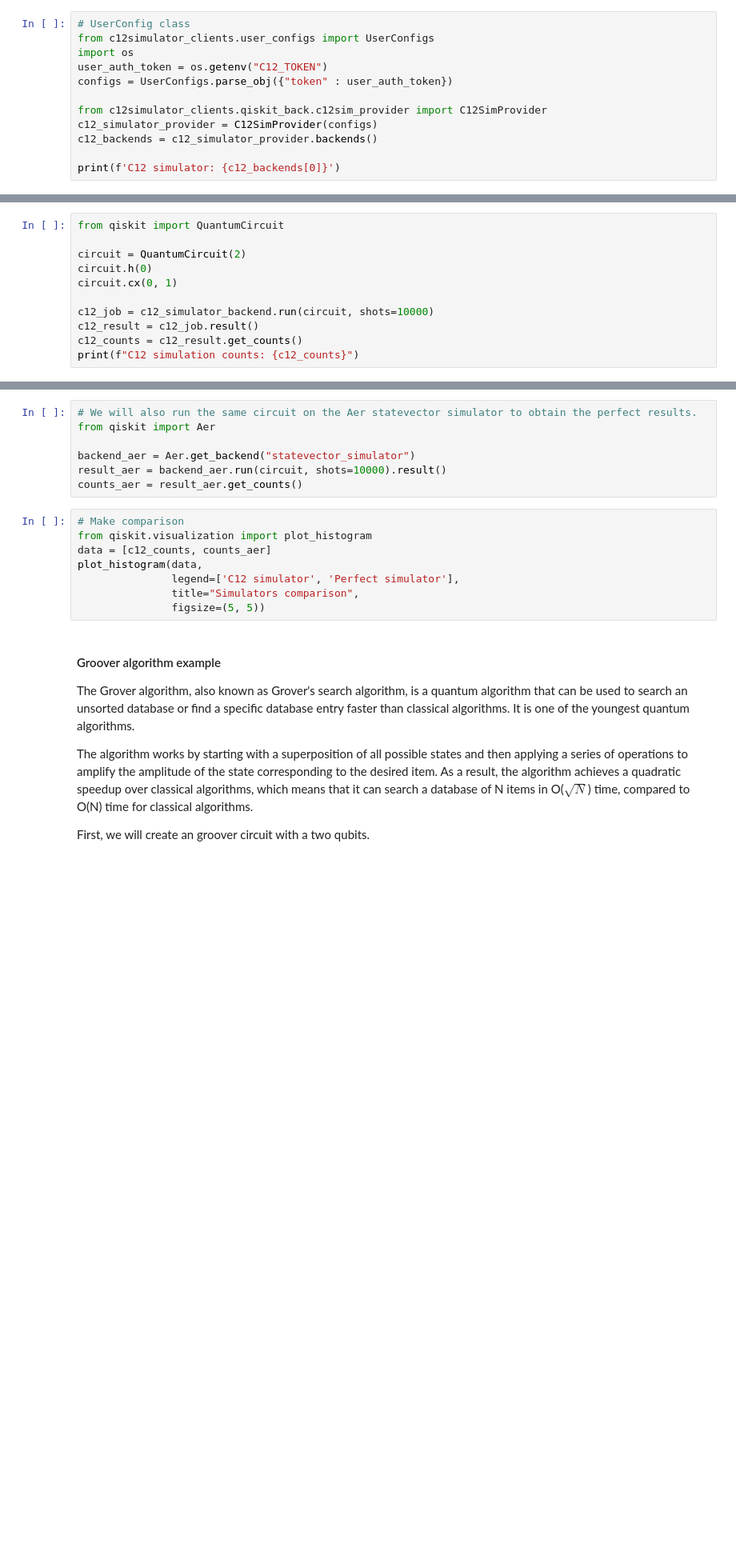
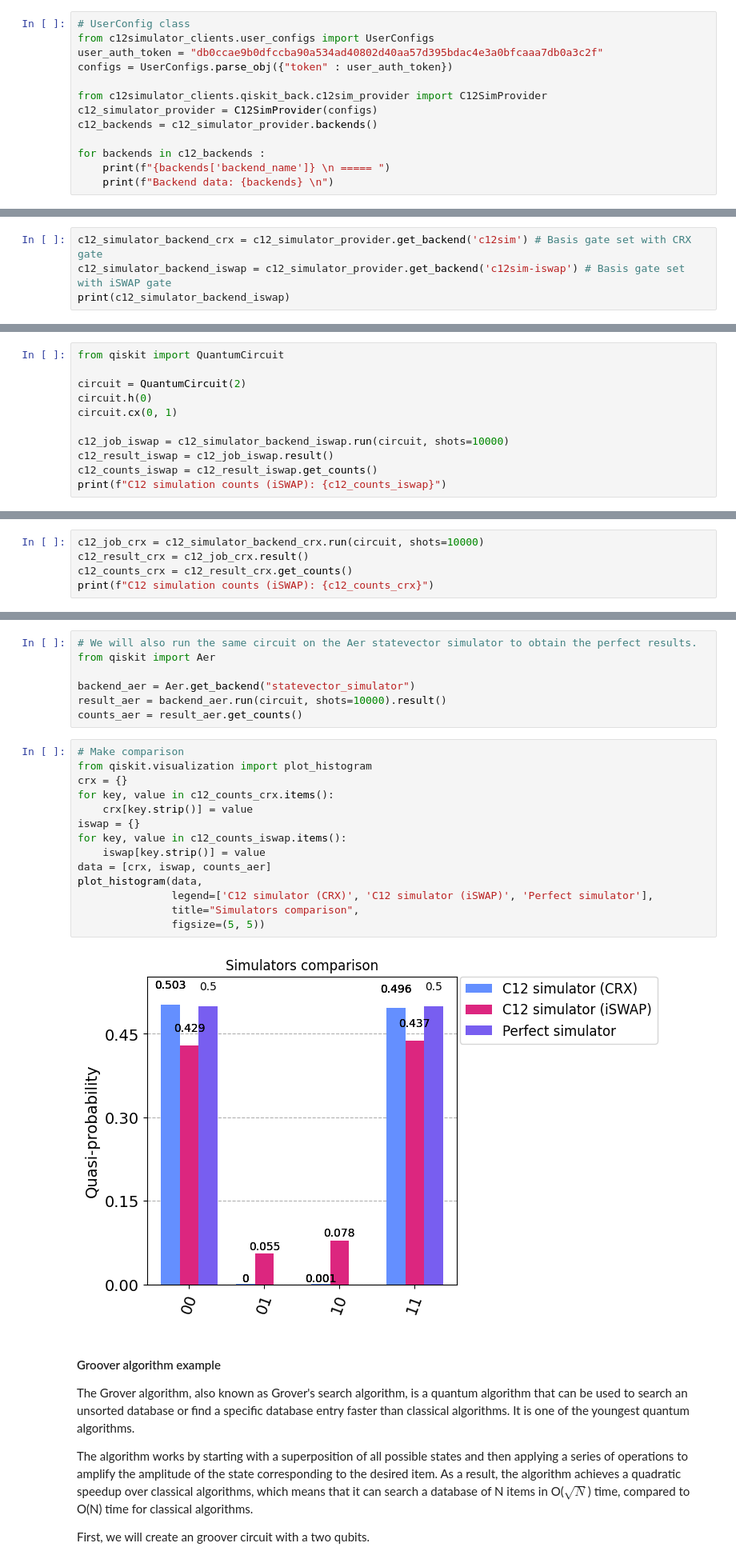
Before and after one commit to c12qe/c12-callisto-clients, a Jupyter notebook: docs/ovh/2. Using_the_C12_simulator.ipynb, the cells around one changed output, grey strips where cells are left out. Shown at 80% size. Saved outputs shown, nothing was run; the diff lists cells and outputs as text; blank space fills up the shorter version.

```diff
--- a/docs/ovh/2. Using_the_C12_simulator.ipynb
+++ b/docs/ovh/2. Using_the_C12_simulator.ipynb
@@ -10,13 +13,14 @@ As mentioned in the first tutorial, the provided class contains information abou
 # %%
 # UserConfig class
 from c12simulator_clients.user_configs import UserConfigs
-import os
-user_auth_token = os.getenv("C12_TOKEN")
+user_auth_token = "db0ccae9b0dfccba90a534ad40802d40aa57d395bdac4e3a0bfcaaa7db0a3c2f"
 configs = UserConfigs.parse_obj({"token" : user_auth_token})
 
 from c12simulator_clients.qiskit_back.c12sim_provider import C12SimProvider
 c12_simulator_provider = C12SimProvider(configs)
 c12_backends = c12_simulator_provider.backends()
 
-print(f'C12 simulator: {c12_backends[0]}')
+for backends in c12_backends :
+    print(f"{backends['backend_name']} \n ===== ")
+    print(f"Backend data: {backends} \n")
 # %% [output]
@@ -30,0 +36,4 @@ print(c12_simulator_backend)
+# %%
+c12_simulator_backend_crx = c12_simulator_provider.get_backend('c12sim') # Basis gate set with CRX gate
+c12_simulator_backend_iswap = c12_simulator_provider.get_backend('c12sim-iswap') # Basis gate set with iSWAP gate
+print(c12_simulator_backend_iswap)
@@ -41,8 +54,8 @@ circuit = QuantumCircuit(2)
 circuit.h(0)
 circuit.cx(0, 1)
 
-c12_job = c12_simulator_backend.run(circuit, shots=10000)
-c12_result = c12_job.result()
-c12_counts = c12_result.get_counts()
-print(f"C12 simulation counts: {c12_counts}")
+c12_job_iswap = c12_simulator_backend_iswap.run(circuit, shots=10000)
+c12_result_iswap = c12_job_iswap.result()
+c12_counts_iswap = c12_result_iswap.get_counts()
+print(f"C12 simulation counts (iSWAP): {c12_counts_iswap}")
 # %% [output]
@@ -49,0 +63,5 @@ C12 simulation counts: {'01 ': 7, '10 ': 4, '00 ': 4917, '11 ': 5072}
+# %%
+c12_job_crx = c12_simulator_backend_crx.run(circuit, shots=10000)
+c12_result_crx = c12_job_crx.result()
+c12_counts_crx = c12_result_crx.get_counts()
+print(f"C12 simulation counts (iSWAP): {c12_counts_crx}")
@@ -57,11 +77,19 @@ counts_aer = result_aer.get_counts()
 # %%
 # Make comparison
 from qiskit.visualization import plot_histogram
-data = [c12_counts, counts_aer]
+crx = {}
+for key, value in c12_counts_crx.items():
+    crx[key.strip()] = value
+iswap = {}
+for key, value in c12_counts_iswap.items():
+    iswap[key.strip()] = value
+data = [crx, iswap, counts_aer]
 plot_histogram(data,
-               legend=['C12 simulator', 'Perfect simulator'],
+               legend=['C12 simulator (CRX)', 'C12 simulator (iSWAP)', 'Perfect simulator'],
                title="Simulators comparison",
                figsize=(5, 5))
+# %% [output]
+[figure, added]
 # %% [markdown]
 #### Groover algorithm example
 
```
Also changed, not shown: parts of 9 cells of this notebook, 6 other files.
